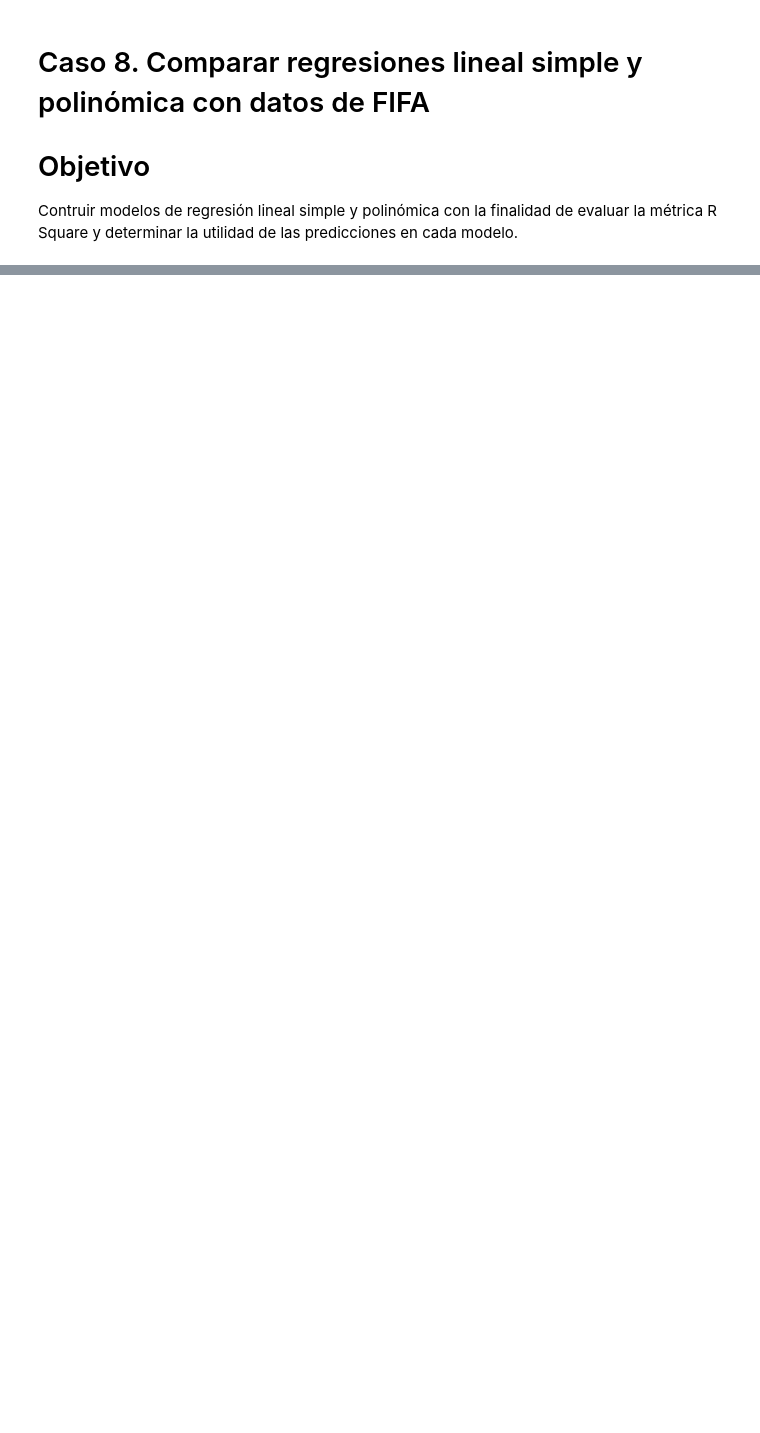
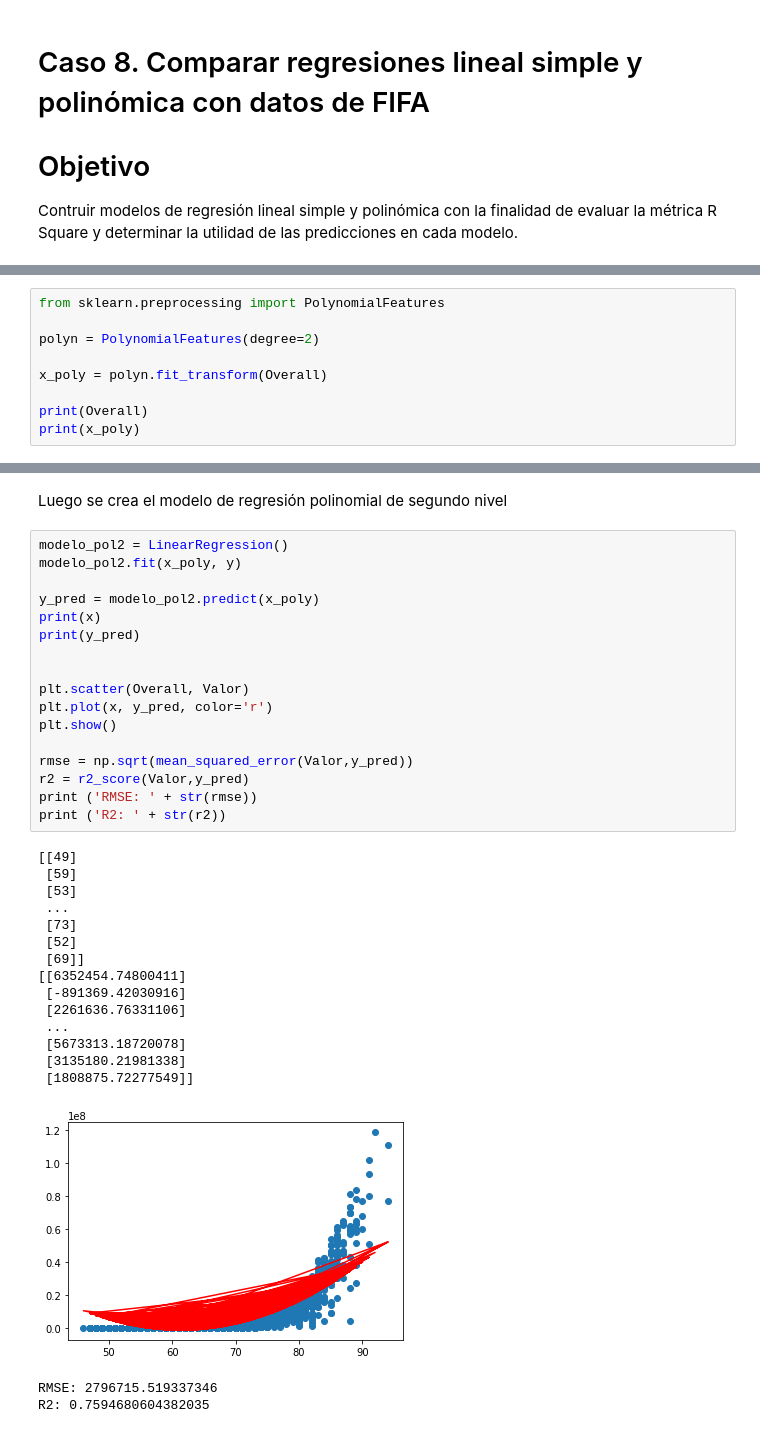
Before and after one commit to rpizarrog/Analisis-Inteligente-de-datos, a Jupyter notebook: bloc de notas/Caso_8_Comparar_regresión_lineal_simple_y_polinomica_con_datos_FIFA.ipynb, the cells around one changed output, grey strips where cells are left out. Drawn from its saved outputs; the diff is of its cells as text; blank space fills up the shorter version.

```diff
--- a/bloc de notas/Caso_8_Comparar_regresión_lineal_simple_y_polinomica_con_datos_FIFA.ipynb
+++ b/bloc de notas/Caso_8_Comparar_regresión_lineal_simple_y_polinomica_con_datos_FIFA.ipynb
@@ -27,0 +264,9 @@ Contruir modelos de regresión lineal simple y polinómica con la finalidad de e
+# %%
+from sklearn.preprocessing import PolynomialFeatures
+
+polyn = PolynomialFeatures(degree=2)
+
+x_poly = polyn.fit_transform(Overall)
+
+print(Overall)
+print(x_poly)
@@ -27,0 +288,37 @@ Contruir modelos de regresión lineal simple y polinómica con la finalidad de e
+# %% [markdown]
+Luego se crea el modelo de regresión polinomial de segundo nivel
+# %%
+modelo_pol2 = LinearRegression()
+modelo_pol2.fit(x_poly, y)
+
+y_pred = modelo_pol2.predict(x_poly)
+print(x)
+print(y_pred)
+
+
+plt.scatter(Overall, Valor)
+plt.plot(x, y_pred, color='r')
+plt.show()
+
+rmse = np.sqrt(mean_squared_error(Valor,y_pred))
+r2 = r2_score(Valor,y_pred)
+print ('RMSE: ' + str(rmse))
+print ('R2: ' + str(r2))
+# %% [output]
+[[49]
+ [59]
+ [53]
+ ...
+ [73]
+ [52]
+ [69]]
+[[6352454.74800411]
+ [-891369.42030916]
+ [2261636.76331106]
+ ...
+ [5673313.18720078]
+ [3135180.21981338]
+ [1808875.72277549]]
+[figure, added]
+RMSE: 2796715.519337346
+R2: 0.7594680604382035
```
Also changed, not shown: parts of 31 cells of this notebook.
